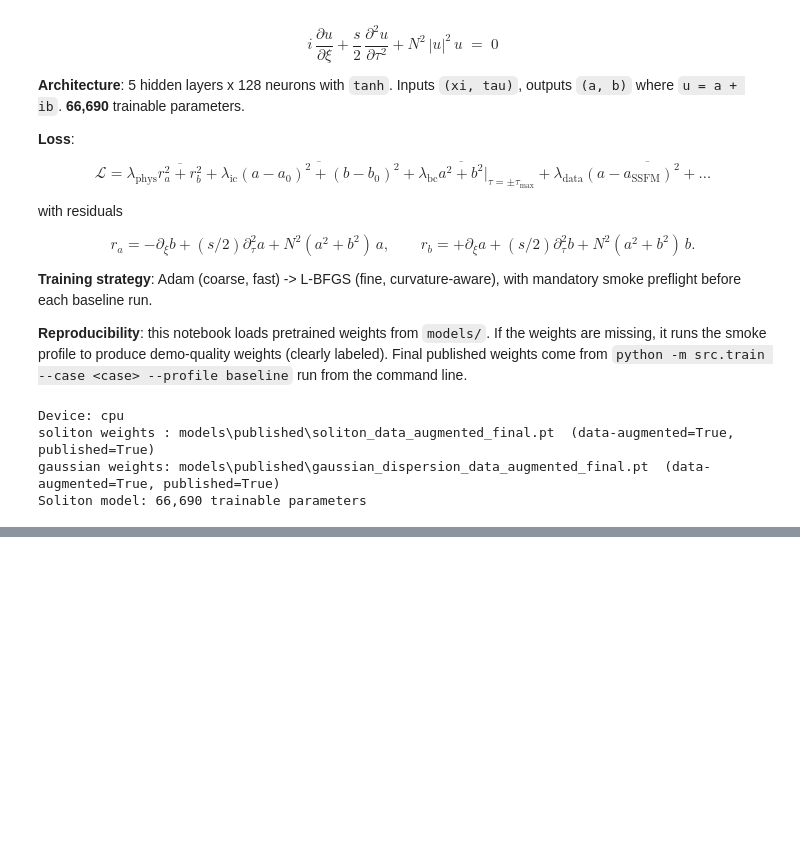
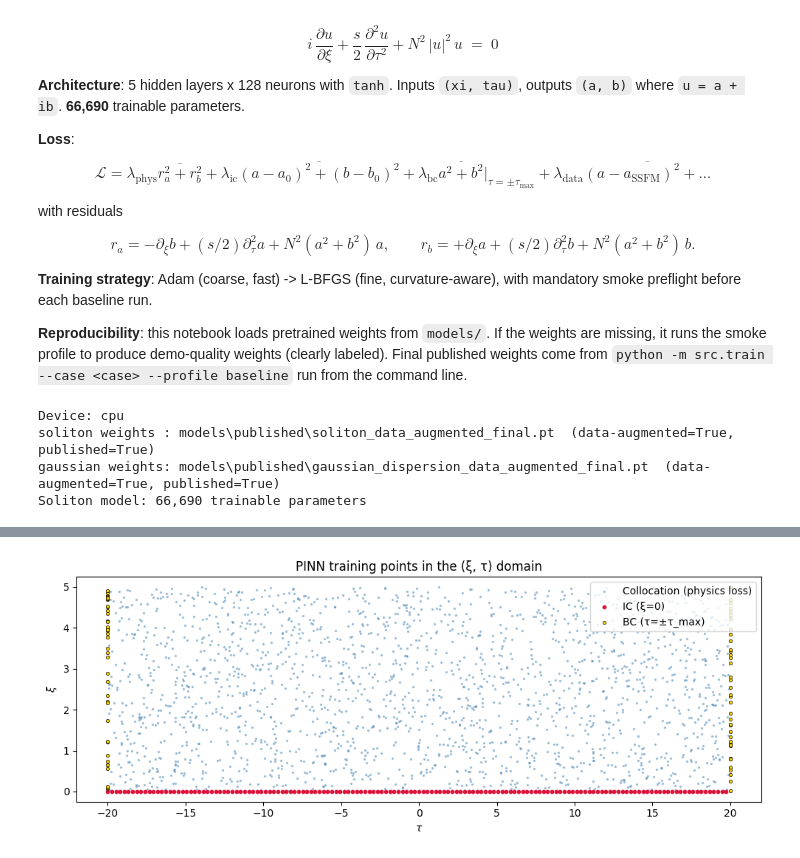
Before and after one commit to abbas-ahmad-cowlar/pinn-nlse, a Jupyter notebook: notebooks/02_pinn_training.ipynb, the cells around one changed output, grey strips where cells are left out. Drawn from its saved outputs; the diff is of its cells as text; code cells hidden in the pictures; blank space fills up the shorter version.

Commit message:
Expand 02_pinn_training

```diff
--- a/notebooks/02_pinn_training.ipynb
+++ b/notebooks/02_pinn_training.ipynb
@@ -113,0 +127,18 @@ Soliton model: 66,690 trainable parameters
+# %%
+xi_c, tau_c = generate_collocation_points(2000, XI_MAX, TAU_MAX, device, seed=99)
+xi_ic, tau_ic, _, _ = generate_ic_points(150, TAU_MAX, 'sech', device)
+xi_bc, tau_bc, _, _ = generate_bc_points(80, XI_MAX, TAU_MAX, device)
+
+fig, ax = plt.subplots(figsize=(10, 4))
+ax.scatter(tau_c.detach().cpu().numpy(), xi_c.detach().cpu().numpy(),
+           s=2, alpha=0.4, label='Collocation (physics loss)', c='steelblue')
+ax.scatter(tau_ic.detach().cpu().numpy(), xi_ic.detach().cpu().numpy(),
+           s=10, label='IC (Î¾=0)', c='crimson')
+ax.scatter(tau_bc.detach().cpu().numpy(), xi_bc.detach().cpu().numpy(),
+           s=10, label='BC (Ï„=Â±Ï„_max)', c='gold', edgecolor='black', linewidth=0.5)
+ax.set_xlabel(r'$\tau$'); ax.set_ylabel(r'$\xi$')
+ax.set_title('PINN training points in the (Î¾, Ï„) domain')
+ax.legend(loc='upper right')
+plt.tight_layout(); plt.show()
+# %% [output]
+[figure, added]
```
Also changed, not shown: parts of 7 cells of this notebook.
